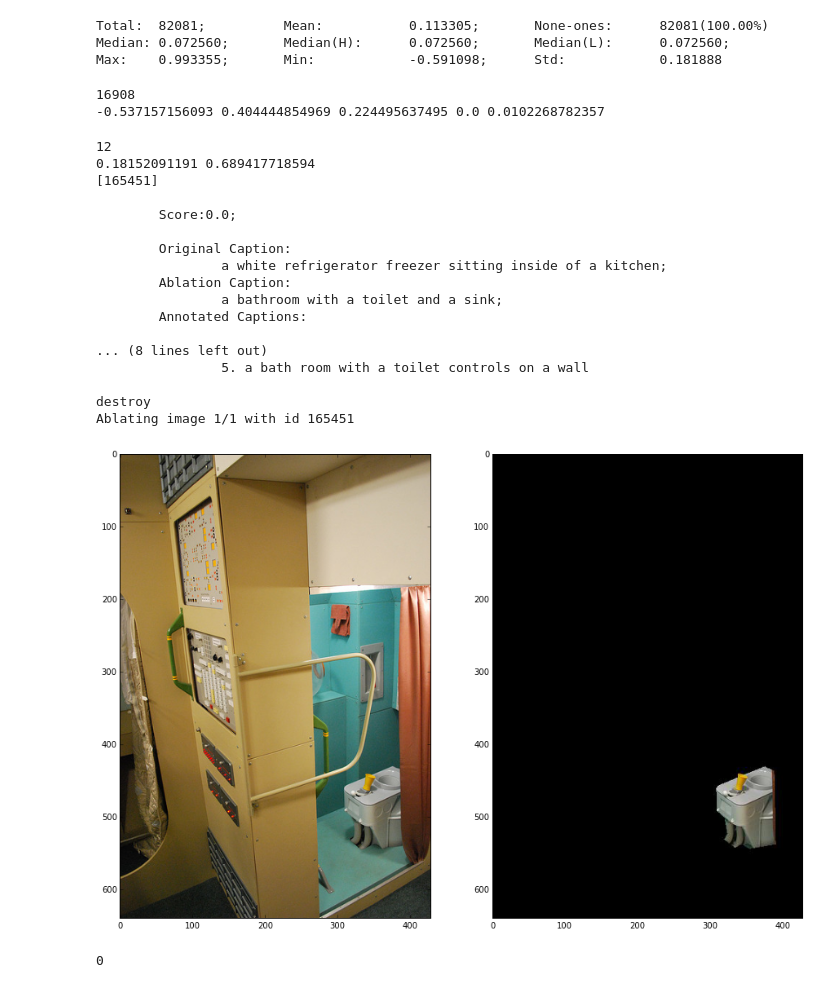
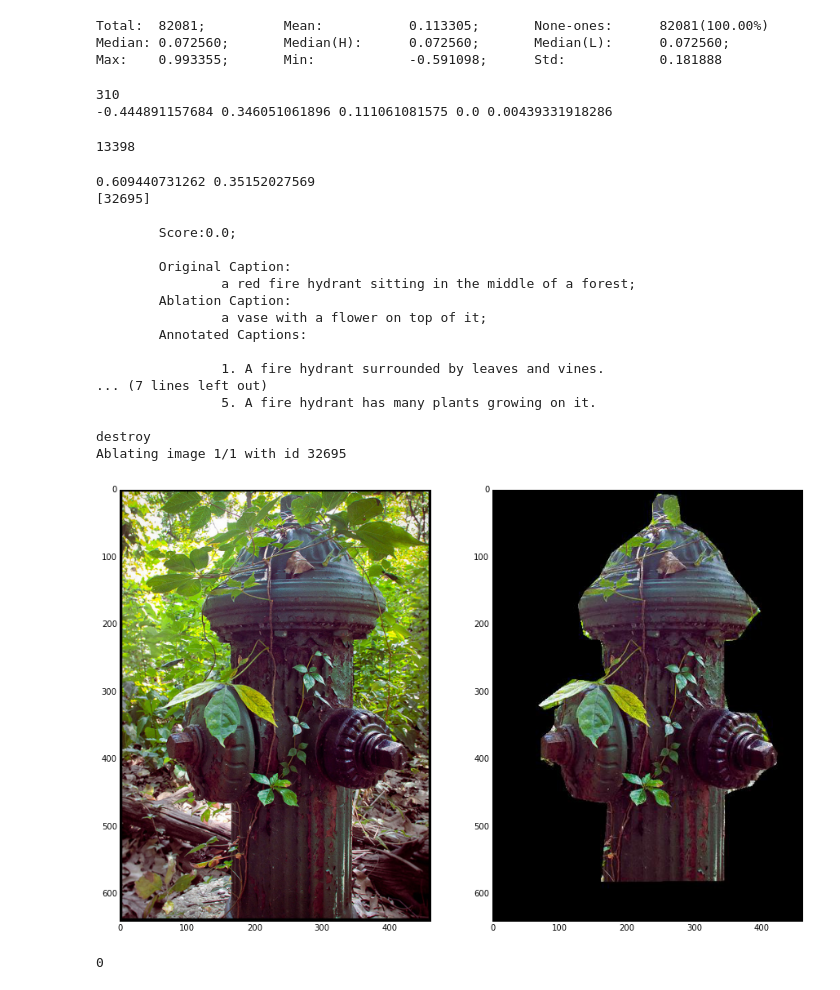
Before and after one commit to stevenygd/textmatters, a Jupyter notebook: NoTextBlackoutExp.ipynb, the cells around one changed output. Cells and saved outputs as stored; diff of their text form; code cells hidden in the pictures.

```diff
--- a/NoTextBlackoutExp.ipynb
+++ b/NoTextBlackoutExp.ipynb
@@ -134,8 +134,8 @@ def compute_bleu(imgId, candidate, n = 4):
 # %%
 # compute_bleu(515066,"an air plane is riding a person on a skateboard")
 
-# with open(os.path.join(OUT_DIR, 'no_text_has_instances.pkl')) as f:
-#     d = cPickle.load(f)
+with open(os.path.join(OUT_DIR, 'no_text_has_instances.pkl')) as f:
+    d = cPickle.load(f)
 
 # add bleu score of the original caption to the dictionary
 for k,x in d.iteritems():
@@ -223,39 +223,44 @@ print len(zero_areas)
 m, b, r, p ,stderr = stats.linregress(scores, areas)
 print m, b, r**2, p, stderr
 # %% [output]
-16908
--0.537157156093 0.404444854969 0.224495637495 0.0 0.0102268782357
+310
+-0.444891157684 0.346051061896 0.111061081575 0.0 0.00439331918286
 # %%
 #sort all images by bleu score differences
 incr_perf = [(k,x['ablt_bleu'], x['orig_bleu']) for k,x in d.iteritems() if isinstance(x,dict)]
 incr_perf.sort(key = lambda (x,y,z): y-z)
 # incr_perf = [k for (k, _, _) in incr_perf]
+
+#find all images with 0 jaccard score
+zero_jac= [k for k,x in d.iteritems() if isinstance(x,dict) and x['score']==0 ]
+print len(zero_jac)
+# %% [output]
+13398
 # %%
 import random
-# iid = incr_perf[random.randint(0, len(incr_perf))]
-print len([x for (x,y,z) in incr_perf if y-z>0.5])
-iid = incr_perf[-9][0]
+iid = zero_jac[random.randint(0, len(zero_jac))]
+# iid = incr_perf[iid][0]
 print d[iid]['orig_bleu'], d[iid]['ablt_bleu']
 _ = look_up_image("", iid, d)
 # %% [output]
-12
-0.18152091191 0.689417718594
-[165451]
+0.609440731262 0.35152027569
+[32695]
 
         Score:0.0;
 
         Original Caption:
-                a white refrigerator freezer sitting inside of a kitchen;
+                a red fire hydrant sitting in the middle of a forest;
         Ablation Caption:
-                a bathroom with a toilet and a sink;
+                a vase with a flower on top of it;
         Annotated Captions:
 
-... (8 lines left out)
-                5. a bath room with a toilet controls on a wall
+                1. A fire hydrant surrounded by leaves and vines.
+... (7 lines left out)
+                5. A fire hydrant has many plants growing on it.
 
 destroy
-Ablating image 1/1 with id 165451
+Ablating image 1/1 with id 32695
-[figure, old version]
+[figure, new version]
 # %%
 compute_bleu(86,"You are stupid")
 # %% [output]
```
Also changed, not shown: parts of 1 cell of this notebook, 8 other files.
